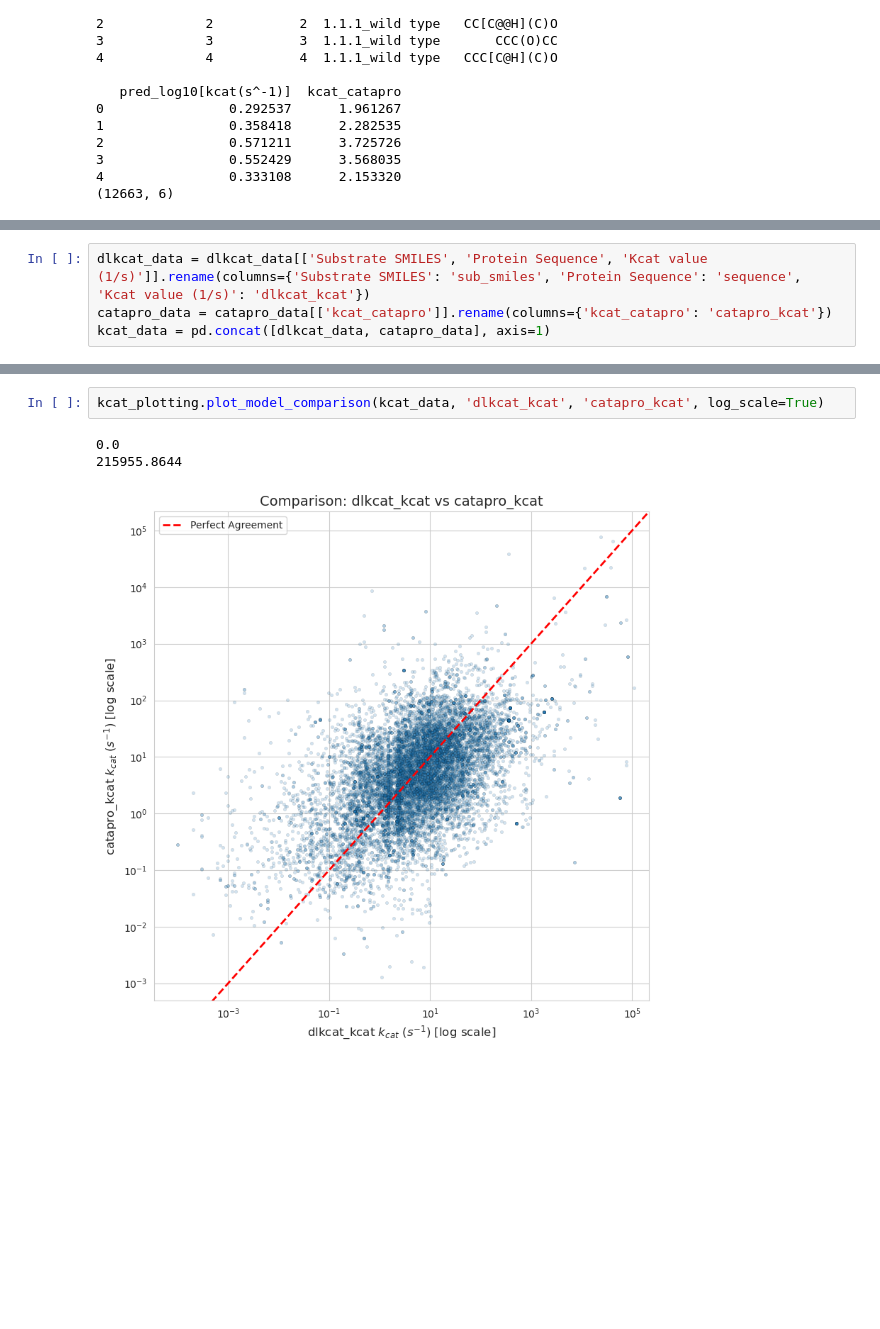
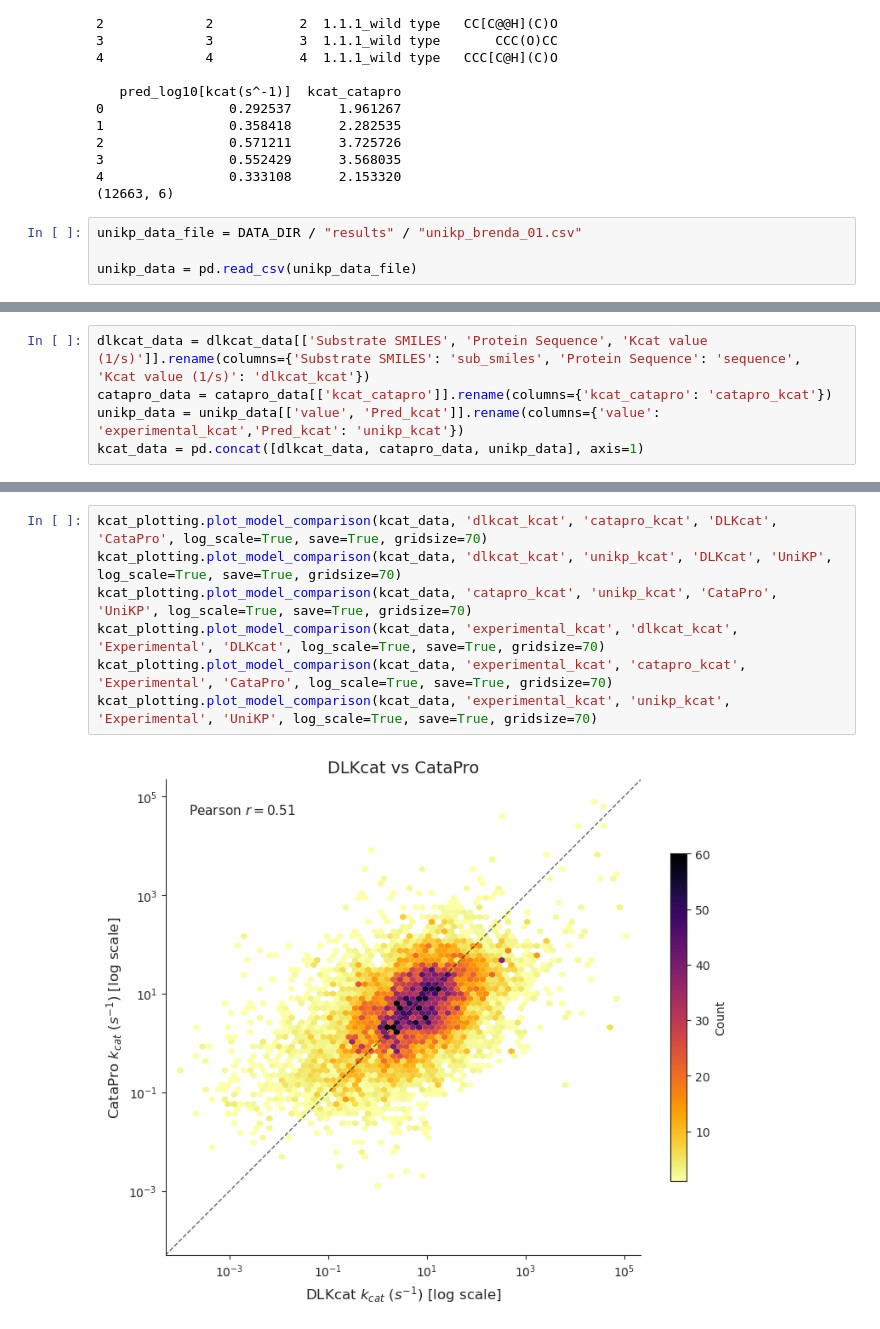
Before and after one commit to jlott/kcat-prediction-benchmarking, a Jupyter notebook: notebooks/plotting.ipynb, the cells around one changed output, grey strips where cells are left out. Cells and saved outputs as stored; diff of their text form; blank space fills up the shorter version.

Commit message:
feat(plots): changed to hexbin plot

```diff
--- a/notebooks/plotting.ipynb
+++ b/notebooks/plotting.ipynb
@@ -50,3 +50,7 @@ print(catapro_data.shape)
 3                0.552429      3.568035
 4                0.333108      2.153320
 (12663, 6)
+# %%
+unikp_data_file = DATA_DIR / "results" / "unikp_brenda_01.csv"
+
+unikp_data = pd.read_csv(unikp_data_file)
@@ -53,7 +78,8 @@ print(catapro_data.shape)
 # %%
 dlkcat_data = dlkcat_data[['Substrate SMILES', 'Protein Sequence', 'Kcat value (1/s)']].rename(columns={'Substrate SMILES': 'sub_smiles', 'Protein Sequence': 'sequence', 'Kcat value (1/s)': 'dlkcat_kcat'})
 catapro_data = catapro_data[['kcat_catapro']].rename(columns={'kcat_catapro': 'catapro_kcat'})
-kcat_data = pd.concat([dlkcat_data, catapro_data], axis=1)
+unikp_data = unikp_data[['value', 'Pred_kcat']].rename(columns={'value': 'experimental_kcat','Pred_kcat': 'unikp_kcat'})
+kcat_data = pd.concat([dlkcat_data, catapro_data, unikp_data], axis=1)
 # %%
 print(kcat_data.head())
 print(kcat_data.shape)
@@ -75,6 +108,9 @@ print(kcat_data.shape)
 # %%
-kcat_plotting.plot_model_comparison(kcat_data, 'dlkcat_kcat', 'catapro_kcat', log_scale=True)
+kcat_plotting.plot_model_comparison(kcat_data, 'dlkcat_kcat', 'catapro_kcat', 'DLKcat', 'CataPro', log_scale=True, save=True, gridsize=70)
+kcat_plotting.plot_model_comparison(kcat_data, 'dlkcat_kcat', 'unikp_kcat', 'DLKcat', 'UniKP', log_scale=True, save=True, gridsize=70)
+kcat_plotting.plot_model_comparison(kcat_data, 'catapro_kcat', 'unikp_kcat', 'CataPro', 'UniKP', log_scale=True, save=True, gridsize=70)
+kcat_plotting.plot_model_comparison(kcat_data, 'experimental_kcat', 'dlkcat_kcat', 'Experimental', 'DLKcat', log_scale=True, save=True, gridsize=70)
+kcat_plotting.plot_model_comparison(kcat_data, 'experimental_kcat', 'catapro_kcat', 'Experimental', 'CataPro', log_scale=True, save=True, gridsize=70)
+kcat_plotting.plot_model_comparison(kcat_data, 'experimental_kcat', 'unikp_kcat', 'Experimental', 'UniKP', log_scale=True, save=True, gridsize=70)
 # %% [output]
-0.0
-215955.8644
-[figure, old version]
+[figure, new version]
```
Also changed, not shown: parts of 4 cells of this notebook, 2 other files.
